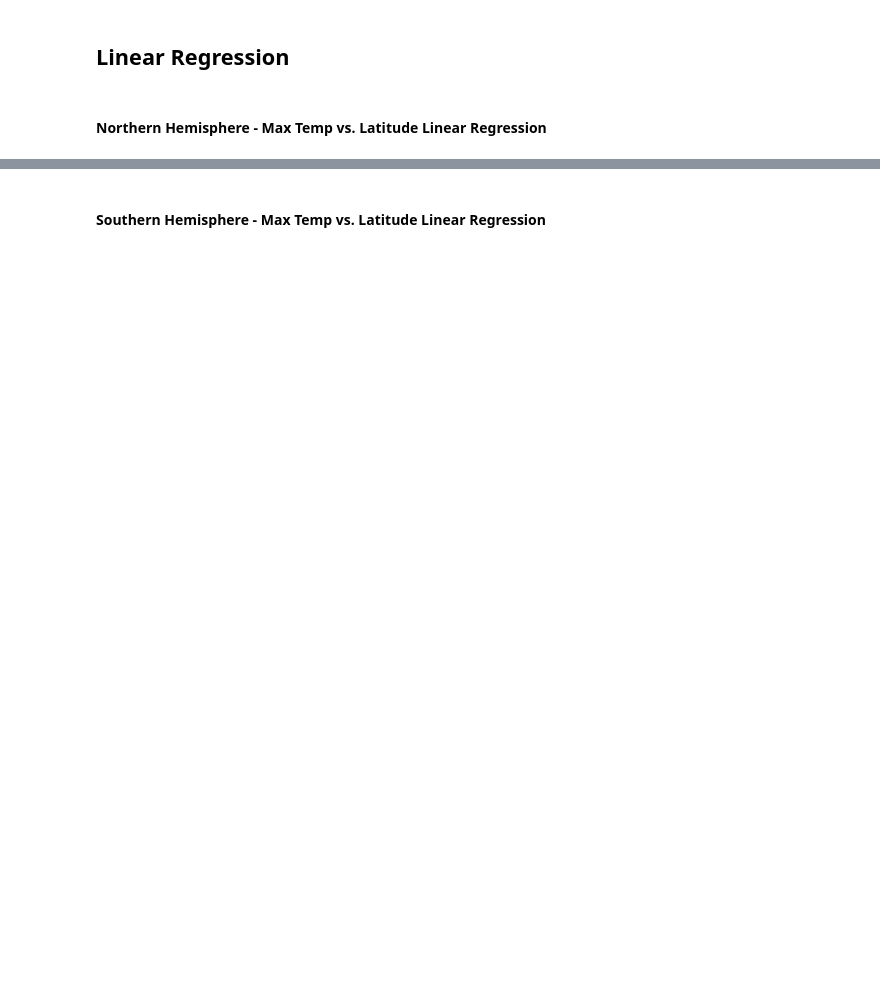
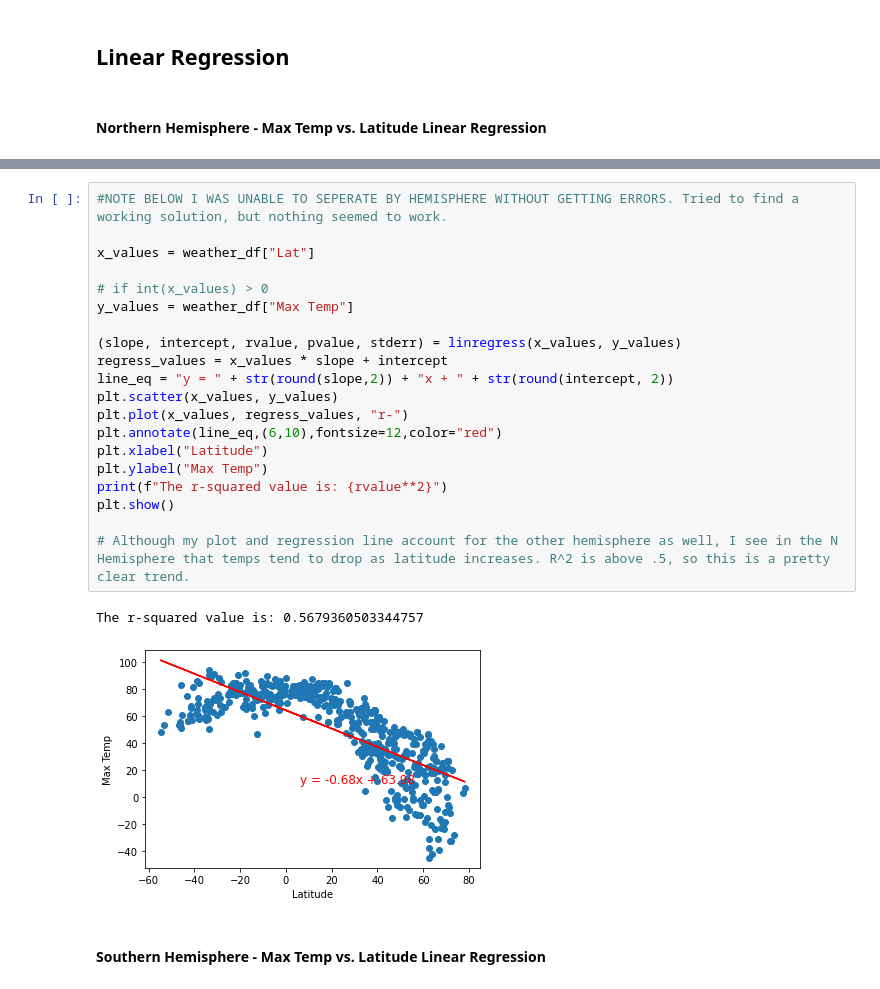
Before and after one commit to mkrenicki/python-api-challenge, a Jupyter notebook: starter_code/WeatherPy.ipynb, the cells around one changed output, grey strips where cells are left out. Drawn from its saved outputs; the diff is of its cells as text; blank space fills up the shorter version.

```diff
--- a/starter_code/WeatherPy.ipynb
+++ b/starter_code/WeatherPy.ipynb
@@ -244,2 +266,25 @@ The r-value is: 0.46937863826630627
+# %%
+#NOTE BELOW I WAS UNABLE TO SEPERATE BY HEMISPHERE WITHOUT GETTING ERRORS. Tried to find a working solution, but nothing seemed to work.
+
+x_values = weather_df["Lat"]
+
+# if int(x_values) > 0
+y_values = weather_df["Max Temp"]
+
+(slope, intercept, rvalue, pvalue, stderr) = linregress(x_values, y_values)
+regress_values = x_values * slope + intercept
+line_eq = "y = " + str(round(slope,2)) + "x + " + str(round(intercept, 2))
+plt.scatter(x_values, y_values)
+plt.plot(x_values, regress_values, "r-")
+plt.annotate(line_eq,(6,10),fontsize=12,color="red")
+plt.xlabel("Latitude")
+plt.ylabel("Max Temp")
+print(f"The r-squared value is: {rvalue**2}")
+plt.show()
+
+# Although my plot and regression line account for the other hemisphere as well, I see in the N Hemisphere that temps tend to drop as latitude increases. R^2 is above .5, so this is a pretty clear trend.
+# %% [output]
+The r-squared value is: 0.5679360503344757
+[figure, added]
 # %% [markdown]
 ####  Southern Hemisphere - Max Temp vs. Latitude Linear Regression
```
Also changed, not shown: parts of 31 cells of this notebook, 5 other files.
